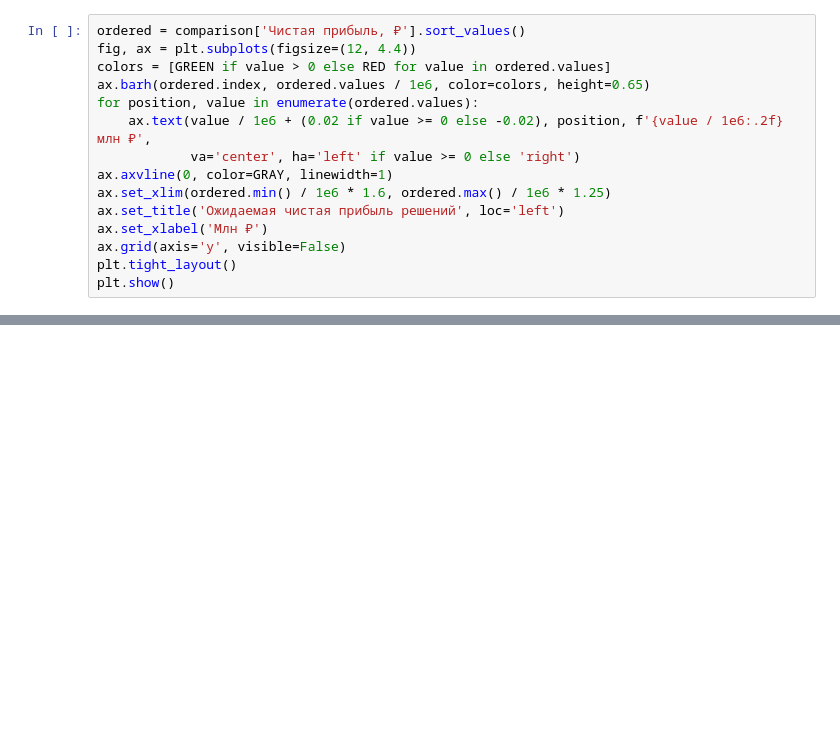
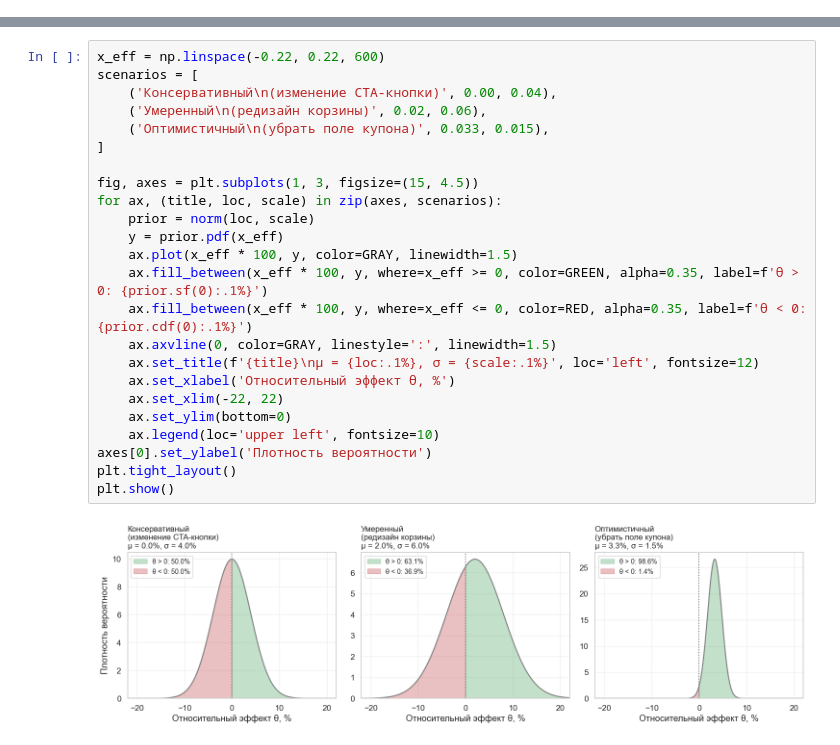
Before and after one commit to Alberelloo/AITH-2026-Hypothesis-Testing-Workshop, a Jupyter notebook: 01. Стоит ли тестировать и на чём измерять/lesson.ipynb, the cells around one changed output, grey strips where cells are left out. Saved outputs shown, nothing was run; the diff lists cells and outputs as text; blank space fills up the shorter version.

```diff
--- a/01. Стоит ли тестировать и на чём измерять/lesson.ipynb
+++ b/01. Стоит ли тестировать и на чём измерять/lesson.ipynb
@@ -850,15 +0,0 @@ comparison.round(2)
-# %%
-ordered = comparison['Чистая прибыль, ₽'].sort_values()
-fig, ax = plt.subplots(figsize=(12, 4.4))
-colors = [GREEN if value > 0 else RED for value in ordered.values]
-ax.barh(ordered.index, ordered.values / 1e6, color=colors, height=0.65)
-for position, value in enumerate(ordered.values):
-    ax.text(value / 1e6 + (0.02 if value >= 0 else -0.02), position, f'{value / 1e6:.2f} млн ₽',
-            va='center', ha='left' if value >= 0 else 'right')
-ax.axvline(0, color=GRAY, linewidth=1)
-ax.set_xlim(ordered.min() / 1e6 * 1.6, ordered.max() / 1e6 * 1.25)
-ax.set_title('Ожидаемая чистая прибыль решений', loc='left')
-ax.set_xlabel('Млн ₽')
-ax.grid(axis='y', visible=False)
-plt.tight_layout()
-plt.show()
@@ -927,0 +155,26 @@ print(f"Это {(weeks / case.horizon_weeks):.1%} горизонта плани
+# %%
+x_eff = np.linspace(-0.22, 0.22, 600)
+scenarios = [
+    ('Консервативный\n(изменение CTA-кнопки)', 0.00, 0.04),
+    ('Умеренный\n(редизайн корзины)', 0.02, 0.06),
+    ('Оптимистичный\n(убрать поле купона)', 0.033, 0.015),
+]
+
+fig, axes = plt.subplots(1, 3, figsize=(15, 4.5))
+for ax, (title, loc, scale) in zip(axes, scenarios):
+    prior = norm(loc, scale)
+    y = prior.pdf(x_eff)
+    ax.plot(x_eff * 100, y, color=GRAY, linewidth=1.5)
+    ax.fill_between(x_eff * 100, y, where=x_eff >= 0, color=GREEN, alpha=0.35, label=f'θ > 0: {prior.sf(0):.1%}')
+    ax.fill_between(x_eff * 100, y, where=x_eff <= 0, color=RED, alpha=0.35, label=f'θ < 0: {prior.cdf(0):.1%}')
+    ax.axvline(0, color=GRAY, linestyle=':', linewidth=1.5)
+    ax.set_title(f'{title}\nμ = {loc:.1%}, σ = {scale:.1%}', loc='left', fontsize=12)
+    ax.set_xlabel('Относительный эффект θ, %')
+    ax.set_xlim(-22, 22)
+    ax.set_ylim(bottom=0)
+    ax.legend(loc='upper left', fontsize=10)
+axes[0].set_ylabel('Плотность вероятности')
+plt.tight_layout()
+plt.show()
+# %% [output]
+[figure, added]
```
Also changed, not shown: parts of 125 cells of this notebook, 1 other file.
